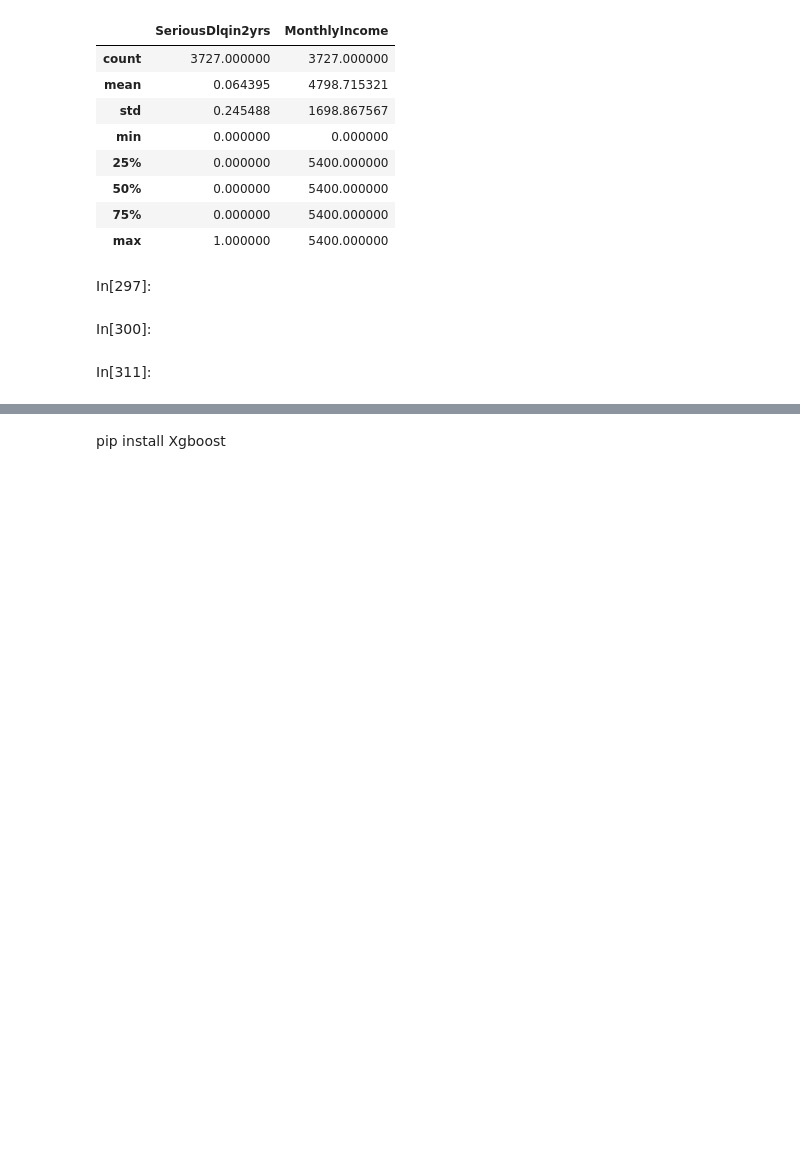
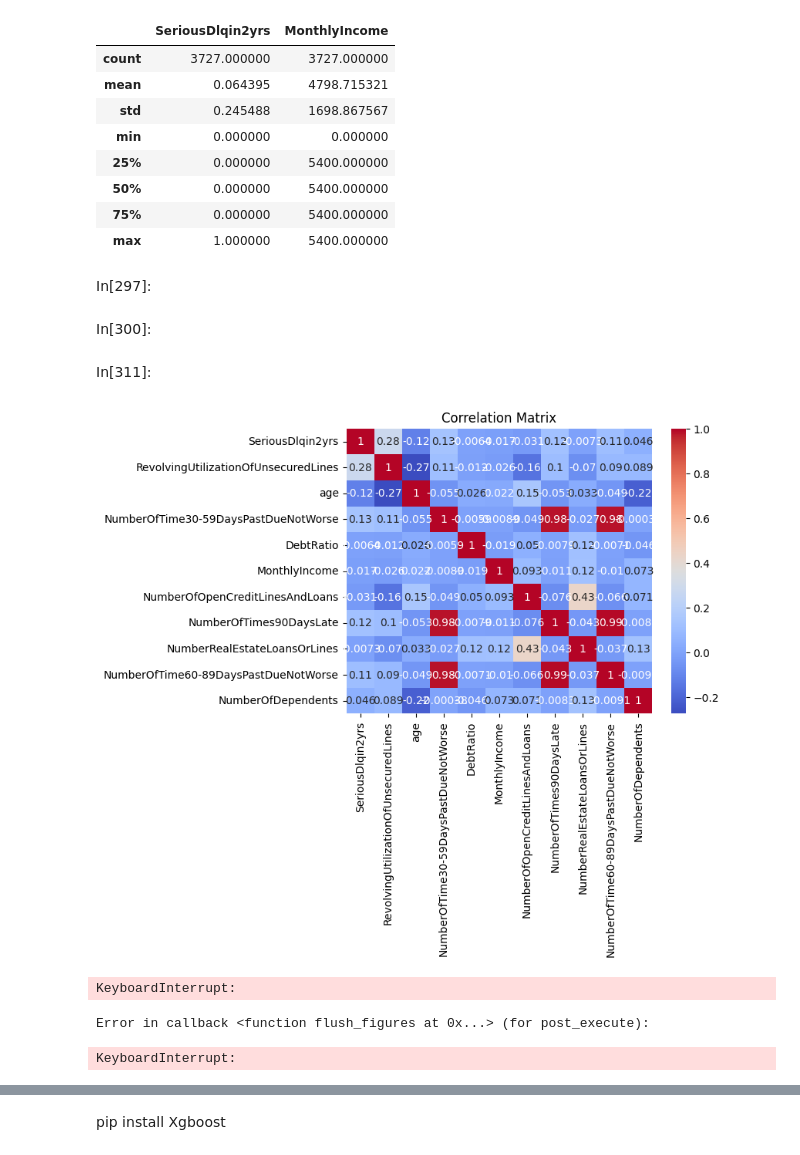
Before and after one commit to suja1956/Mini_project_sem6, a Jupyter notebook: PD_credit_risk_model_dev.ipynb, the cells around one changed output, grey strips where cells are left out. Drawn from its saved outputs; the diff is of its cells as text; code cells hidden in the pictures; blank space fills up the shorter version.

```diff
--- a/PD_credit_risk_model_dev.ipynb
+++ b/PD_credit_risk_model_dev.ipynb
@@ -382,3 +382,18 @@ In[300]:
 dRatio = util_droped.drop(util_droped[(util_droped['DebtRatio']>3492) & (util_droped['SeriousDlqin2yrs']==util_droped['MonthlyIncome'])].index)
 # %% [markdown]
 In[311]:
+# %%
+corr_matrix = dRatio.corr()
+sns.heatmap(corr_matrix, annot=True, cmap='coolwarm')
+plt.title('Correlation Matrix')
+plt.show()
+# %% [output]
+[figure, added]
+# %%
+sns.pairplot(dRatio, hue='SeriousDlqin2yrs')
+plt.title('Pairplot of Features')
+plt.show()
+# %% [output]
+KeyboardInterrupt:
+Error in callback <function flush_figures at 0x...> (for post_execute):
+KeyboardInterrupt:
```
Also changed, not shown: parts of 17 cells of this notebook, 6 other files.
